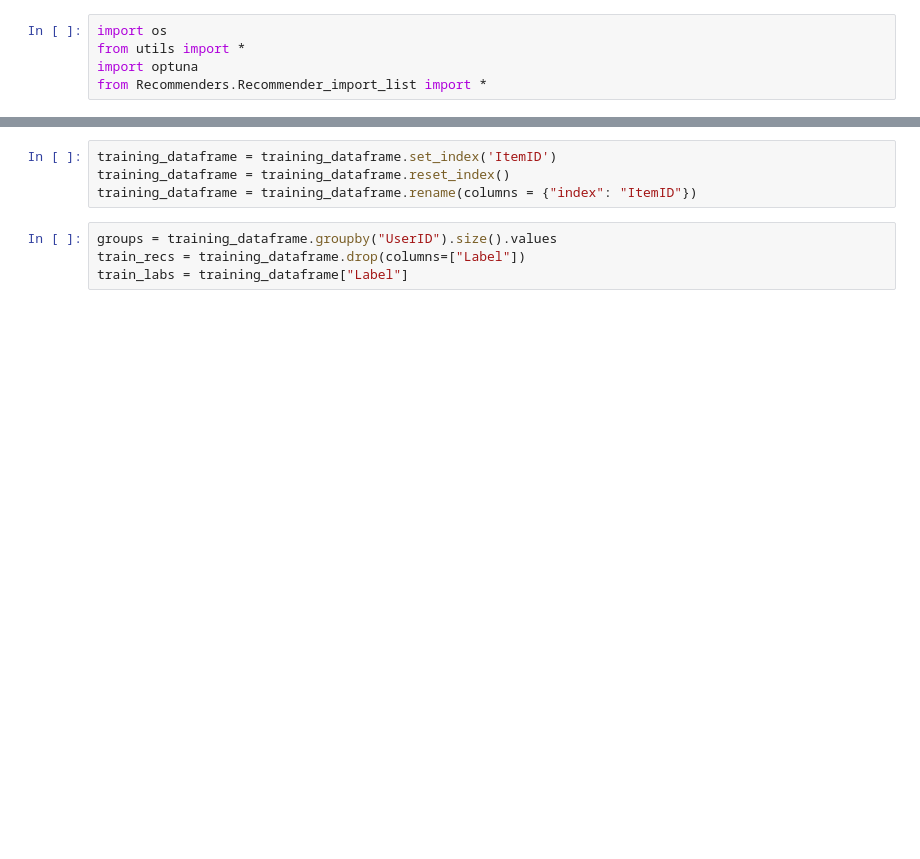
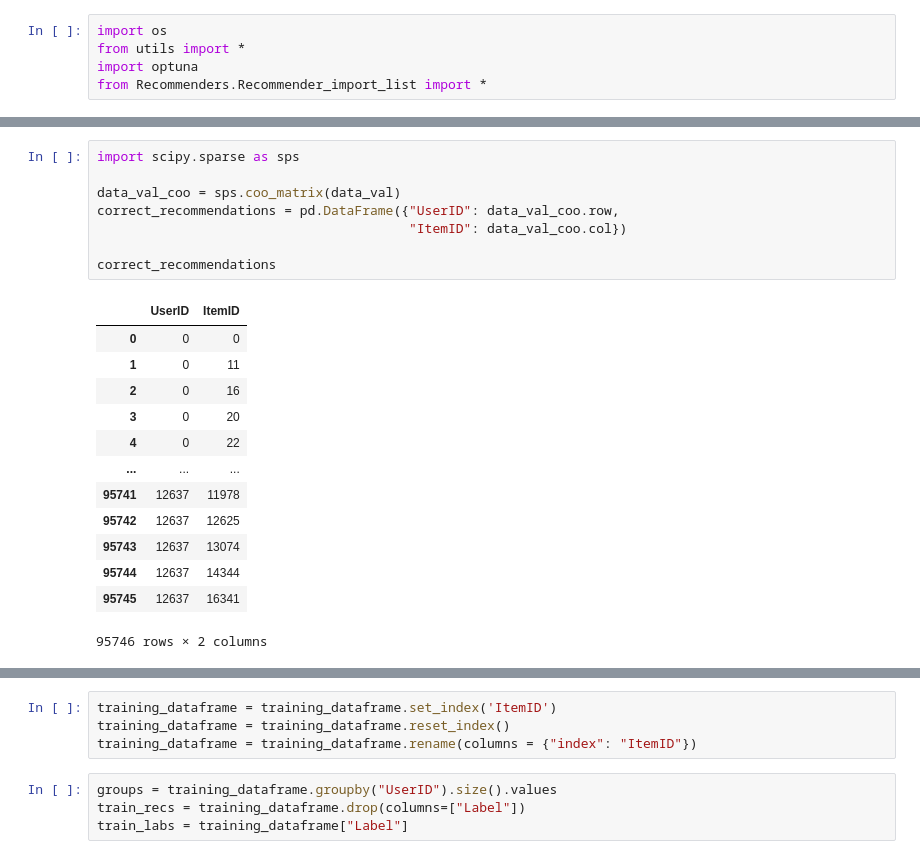
Before and after one commit to kiinami/rcs, a Jupyter notebook: jp_xgboost.ipynb, the cells around one changed output, grey strips where cells are left out. Saved outputs shown, nothing was run; the diff lists cells and outputs as text; blank space fills up the shorter version.

```diff
--- a/jp_xgboost.ipynb
+++ b/jp_xgboost.ipynb
@@ -104 +133,23 @@ Index: []
+# %%
+import scipy.sparse as sps
+
+data_val_coo = sps.coo_matrix(data_val)
+correct_recommendations = pd.DataFrame({"UserID": data_val_coo.row,
+                                        "ItemID": data_val_coo.col})
+
+correct_recommendations
+# %% [output]
+|  | UserID | ItemID |
+| 0 | 0 | 0 |
+| 1 | 0 | 11 |
+| 2 | 0 | 16 |
+| 3 | 0 | 20 |
+| 4 | 0 | 22 |
+| ... | ... | ... |
+| 95741 | 12637 | 11978 |
+| 95742 | 12637 | 12625 |
+| 95743 | 12637 | 13074 |
+| 95744 | 12637 | 14344 |
+| 95745 | 12637 | 16341 |
+95746 rows × 2 columns
 # %%
```
Also changed, not shown: parts of 14 cells of this notebook, 1 other file.
